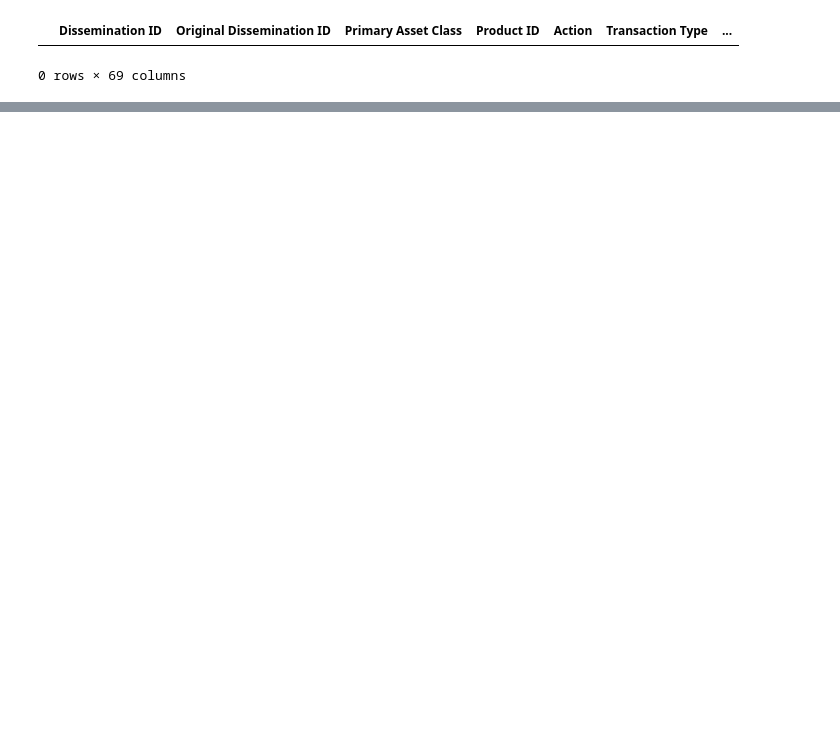
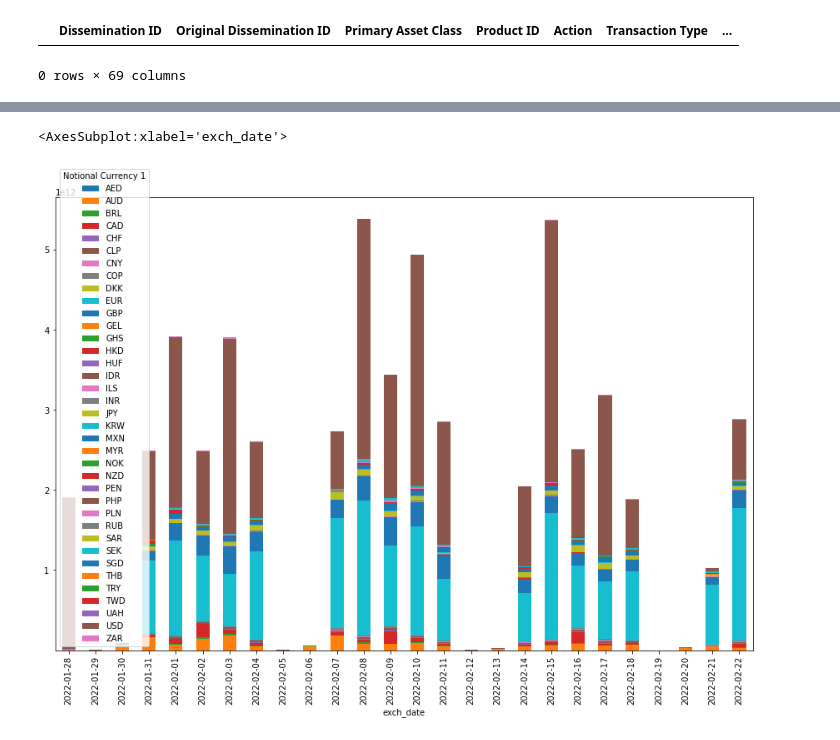
Before and after one commit to drastorguev/nqis_simple_app, a Jupyter notebook: Notebooks/EDA.ipynb, the cells around one changed output, grey strips where cells are left out. Cells and saved outputs as stored; diff of their text form; code cells hidden in the pictures; blank space fills up the shorter version.

```diff
--- a/Notebooks/EDA.ipynb
+++ b/Notebooks/EDA.ipynb
@@ -208,0 +586,6 @@ raw_df_master[raw_df_master['Dissemination ID'].duplicated()]
+# %%
+final_df.groupby(['exch_date', 'Notional Currency 1'])['notional_1_base'].sum().tail(600). \
+    unstack().plot(kind='bar', stacked=True, figsize=(15,10))
+# %% [output]
+<AxesSubplot:xlabel='exch_date'>
+[figure, added]
```
Also changed, not shown: parts of 38 cells of this notebook.
